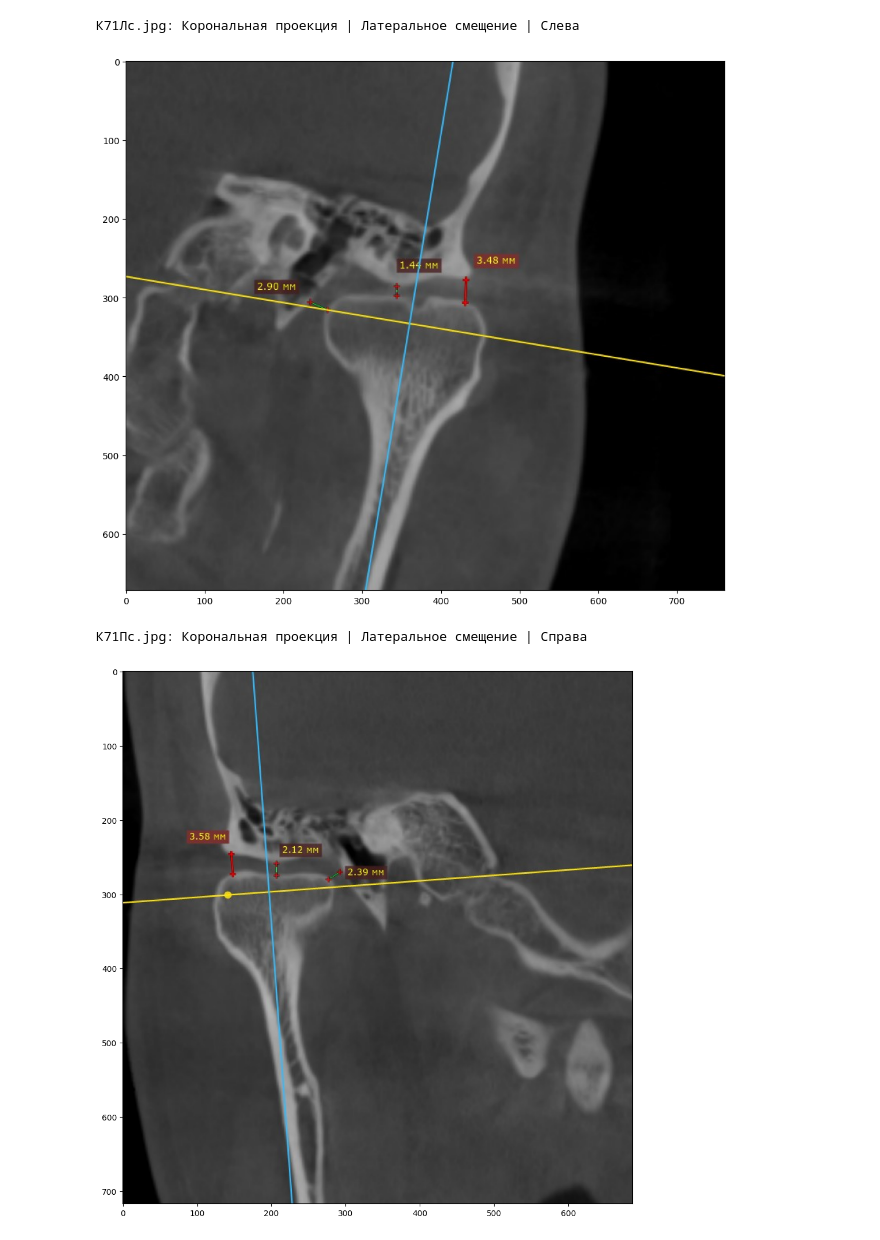
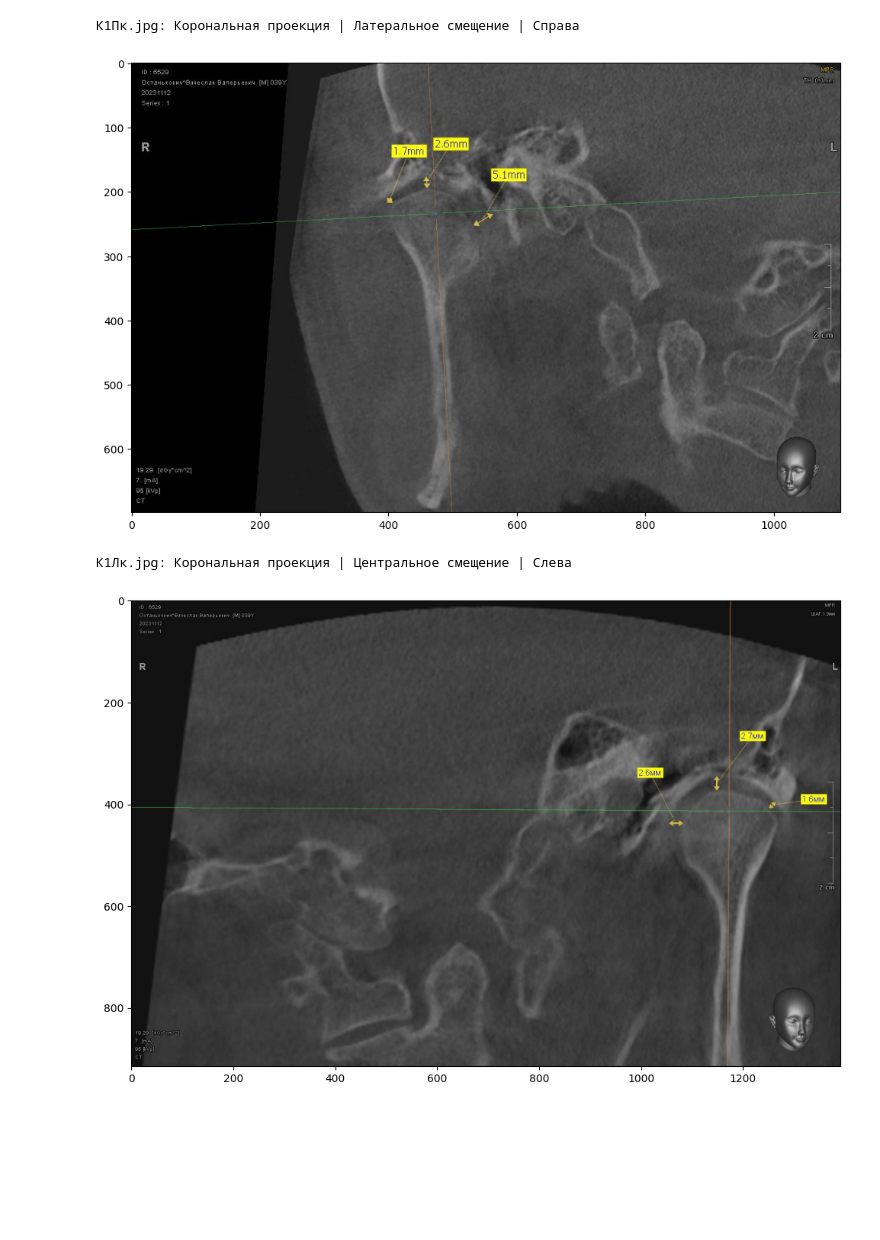
Before and after one commit to 19man72/Pathologies_ArtDental_g, a Jupyter notebook: Utkin Dmitry/single_study_observation.ipynb, the cells around one changed output. Saved outputs shown, nothing was run; the diff lists cells and outputs as text; code cells hidden in the pictures; blank space fills up the shorter version.

```diff
--- a/Utkin Dmitry/single_study_observation.ipynb
+++ b/Utkin Dmitry/single_study_observation.ipynb
@@ -27,9 +27,9 @@ def show_images(study_id):
                 plt.imshow(image)
                 plt.show()
 # %%
-show_images(71)
+show_images(1)
 # %% [output]
-К71Лс.jpg: Корональная проекция | Латеральное смещение | Слева
+К1Пк.jpg: Корональная проекция | Латеральное смещение | Справа
-[figure, old version]
+[figure, new version]
-К71Пс.jpg: Корональная проекция | Латеральное смещение | Справа
+К1Лк.jpg: Корональная проекция | Центральное смещение | Слева
-[figure, old version]
+[figure, new version]
```
Also changed, not shown: parts of 1 cell of this notebook, 5 other files.
